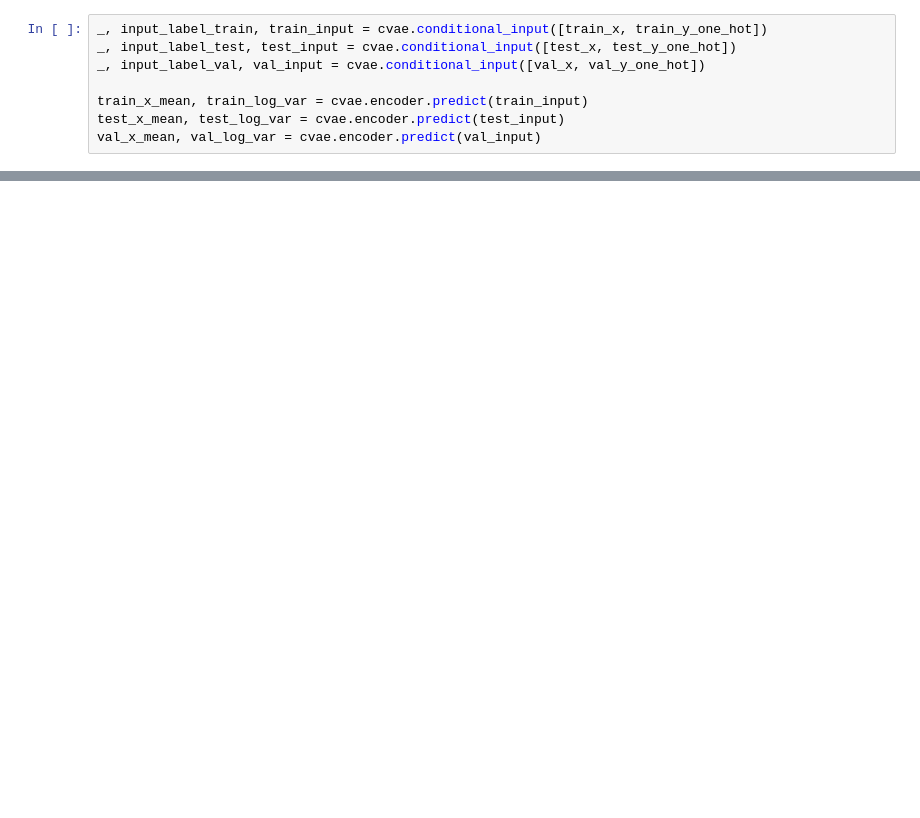
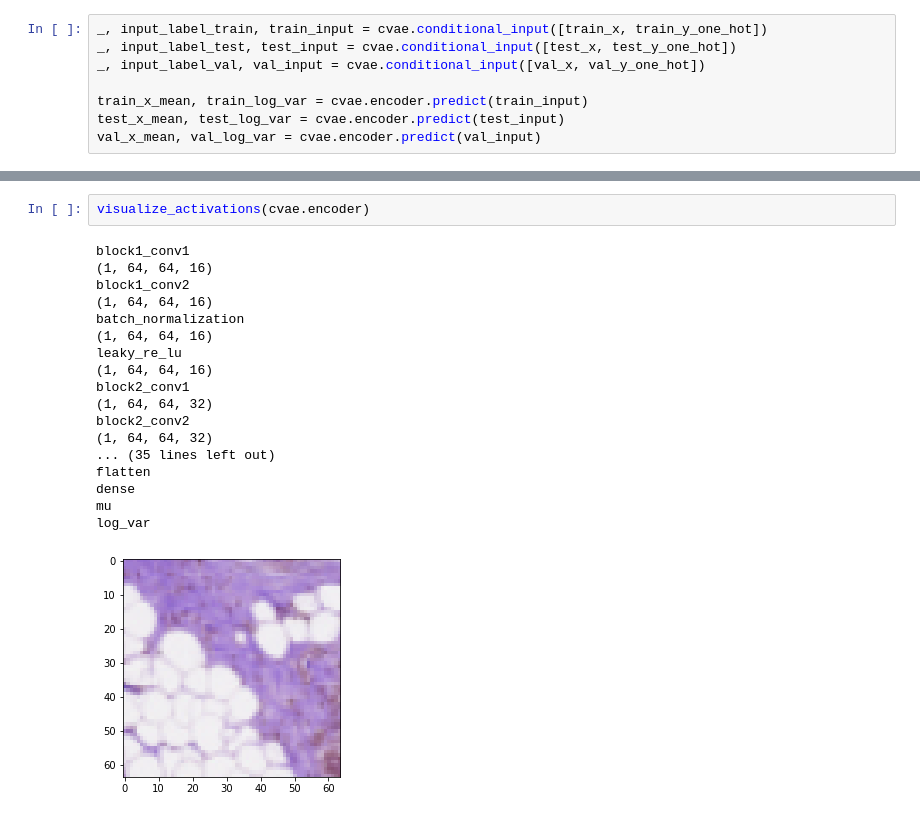
Before and after one commit to nderus/H-VAE, a Jupyter notebook: train.ipynb, the cells around one changed output, grey strips where cells are left out. Drawn from its saved outputs; the diff is of its cells as text; blank space fills up the shorter version.

```diff
--- a/train.ipynb
+++ b/train.ipynb
@@ -126,0 +345,21 @@ plt.cm.tab10
+# %%
+visualize_activations(cvae.encoder)
+# %% [output]
+block1_conv1
+(1, 64, 64, 16)
+block1_conv2
+(1, 64, 64, 16)
+batch_normalization
+(1, 64, 64, 16)
+leaky_re_lu
+(1, 64, 64, 16)
+block2_conv1
+(1, 64, 64, 32)
+block2_conv2
+(1, 64, 64, 32)
+... (35 lines left out)
+flatten
+dense
+mu
+log_var
+[figure, added]
```
Also changed, not shown: parts of 17 cells of this notebook, 4 other files.
